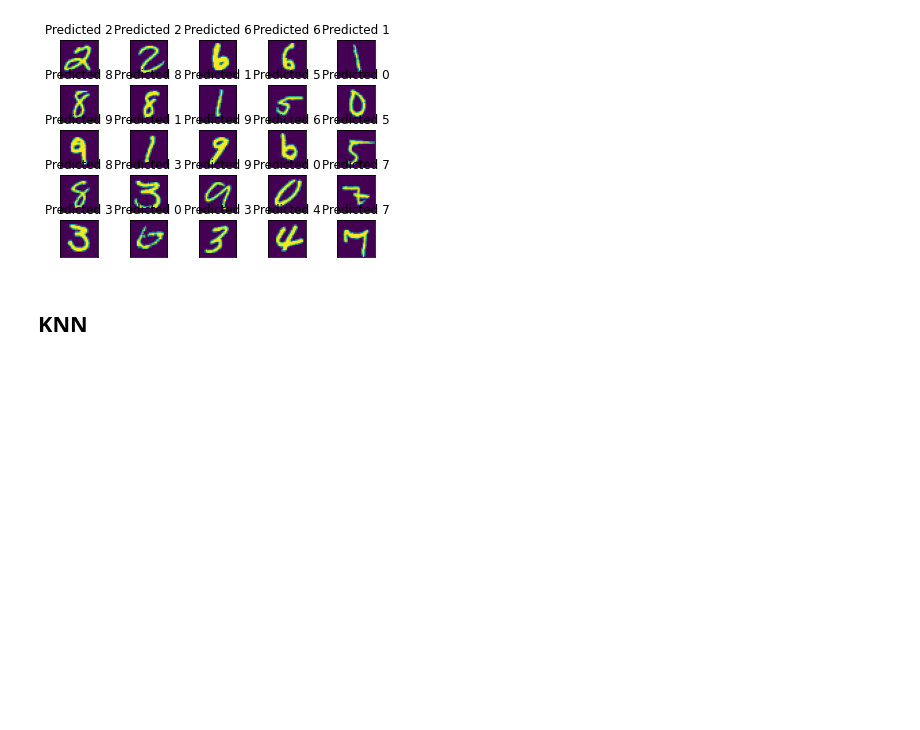
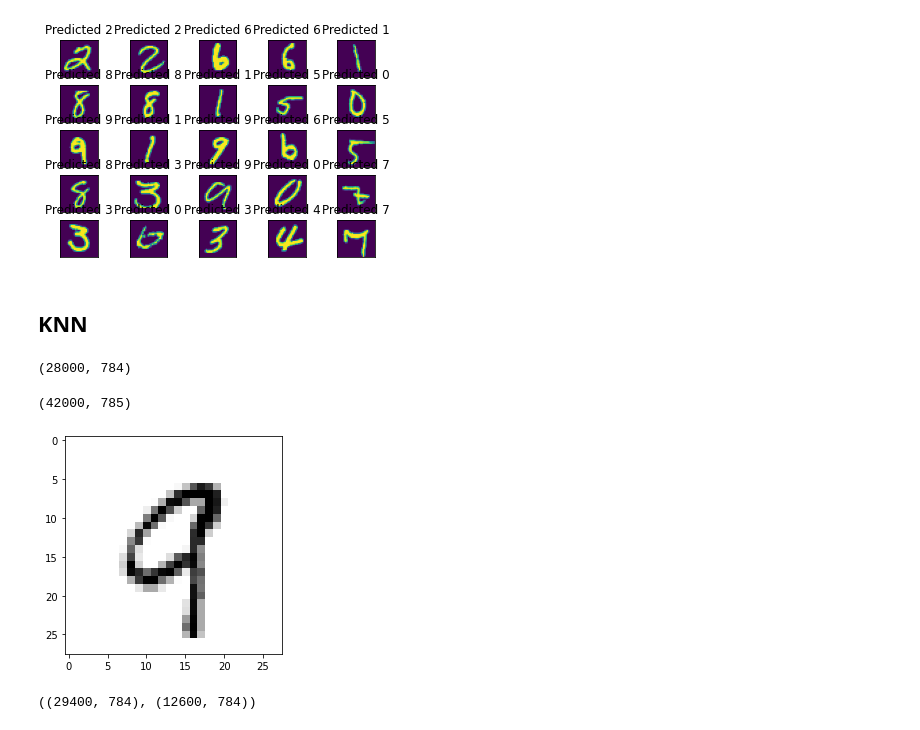
Before and after one commit to marcofuentes05/lab3-ds, a Jupyter notebook: Lab 3 - Number Recognition - Conv2D.ipynb, the cells around one changed output. Saved outputs shown, nothing was run; the diff lists cells and outputs as text; code cells hidden in the pictures; blank space fills up the shorter version.

```diff
--- a/Lab 3 - Number Recognition - Conv2D.ipynb
+++ b/Lab 3 - Number Recognition - Conv2D.ipynb
@@ -234,3 +252,25 @@ plt.show()
 [figure]
 # %% [markdown]
 ## KNN
+# %%
+train = pd.read_csv("train.csv")
+test = pd.read_csv("test.csv")
+sample_submission = pd.read_csv("sample_submission.csv")
+# %%
+test.shape
+# %% [output]
+(28000, 784)
+# %%
+train.shape
+# %% [output]
+(42000, 785)
+# %%
+x = train.drop('label',axis = 1).to_numpy()
+y = train['label'].to_numpy()
+# %%
+x = x/255
+# %%
+plt.imshow(x[41999].reshape(28,28),cmap = matplotlib.cm.binary)
+plt.show()
+# %% [output]
+[figure, added]
@@ -236,0 +279,4 @@ plt.show()
+# %%
+x_train.shape ,x_test.shape
+# %% [output]
+((29400, 784), (12600, 784))
```
Also changed, not shown: parts of 13 cells of this notebook, 1 other file.
